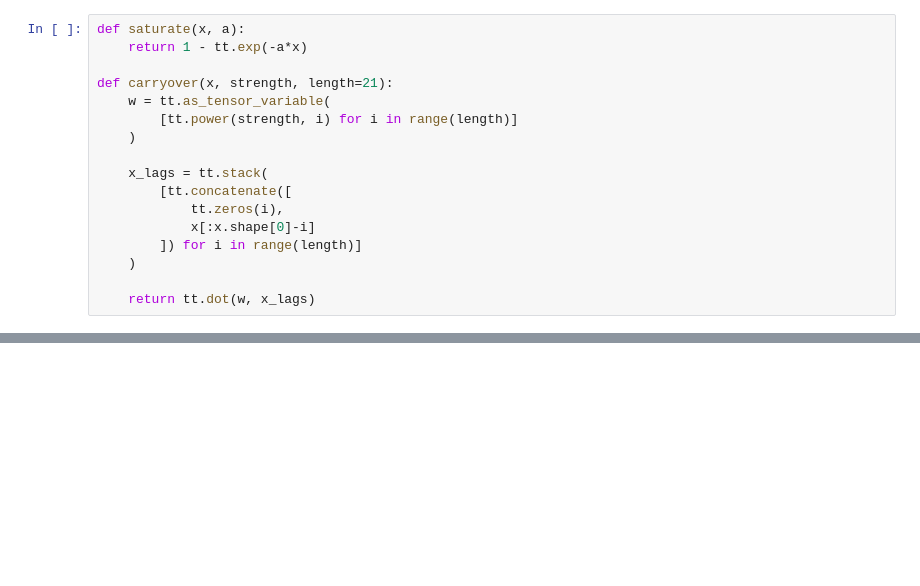
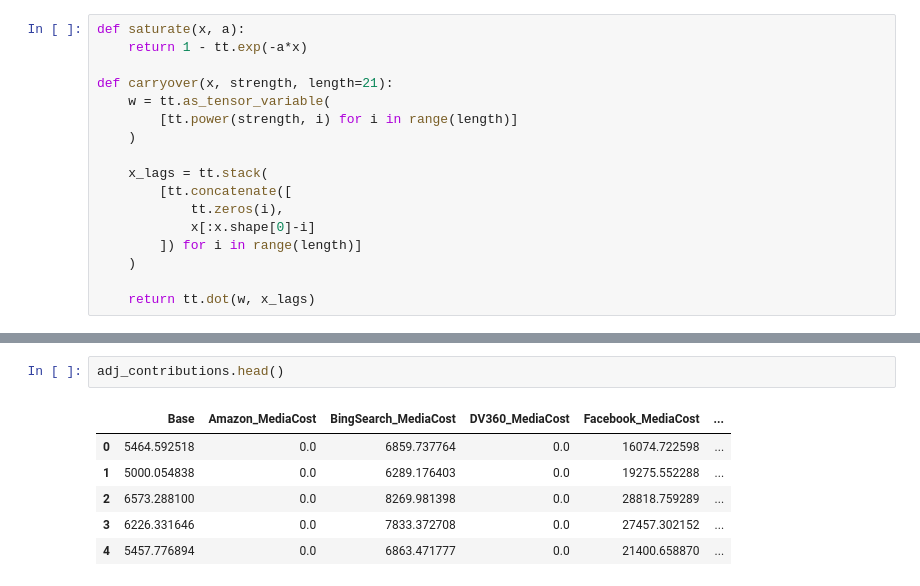
Before and after one commit to RSatyakaal/media_mix_model, a Jupyter notebook: Proactiv Bayesian Model.ipynb, the cells around one changed output, grey strips where cells are left out. Saved outputs shown, nothing was run; the diff lists cells and outputs as text; blank space fills up the shorter version.

```diff
--- a/Proactiv Bayesian Model.ipynb
+++ b/Proactiv Bayesian Model.ipynb
@@ -121,0 +152,9 @@ plt.legend()
+# %%
+adj_contributions.head()
+# %% [output]
+|  | Base | Amazon_MediaCost | BingSearch_MediaCost | DV360_MediaCost | Facebook_MediaCost | ... |
+| 0 | 5464.592518 | 0.0 | 6859.737764 | 0.0 | 16074.722598 | ... |
+| 1 | 5000.054838 | 0.0 | 6289.176403 | 0.0 | 19275.552288 | ... |
+| 2 | 6573.288100 | 0.0 | 8269.981398 | 0.0 | 28818.759289 | ... |
+| 3 | 6226.331646 | 0.0 | 7833.372708 | 0.0 | 27457.302152 | ... |
+| 4 | 5457.776894 | 0.0 | 6863.471777 | 0.0 | 21400.658870 | ... |
```
Also changed, not shown: parts of 12 cells of this notebook, 3 other files.
